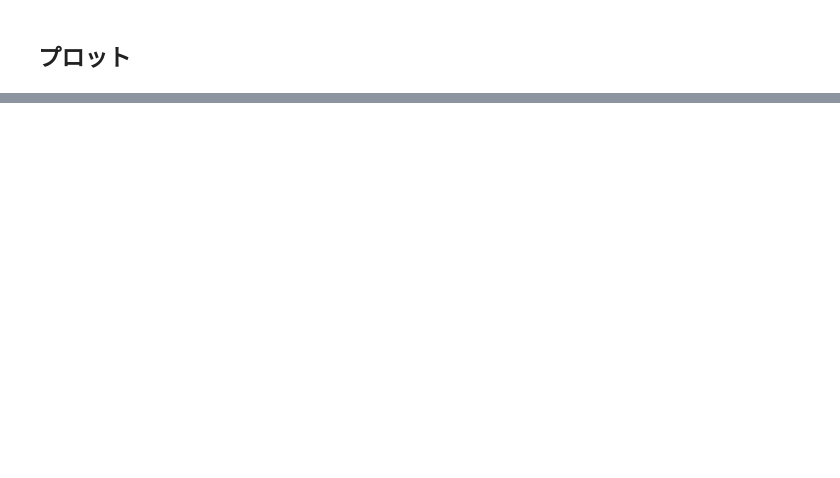
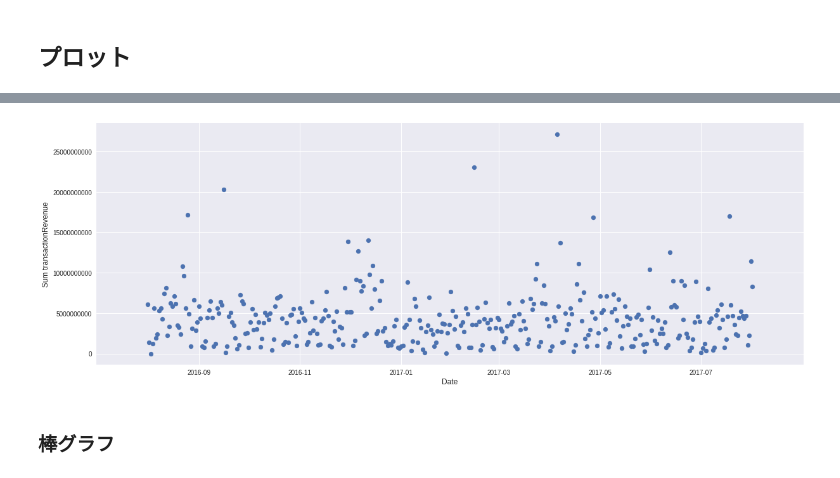
Before and after one commit to taiki323/kaggle_training, a Jupyter notebook: Google_Analytics_Customer_Revenue_Prediction.ipynb, the cells around one changed output, grey strips where cells are left out. Saved outputs shown, nothing was run; the diff lists cells and outputs as text; code cells hidden in the pictures; blank space fills up the shorter version.

```diff
--- a/Google_Analytics_Customer_Revenue_Prediction.ipynb
+++ b/Google_Analytics_Customer_Revenue_Prediction.ipynb
@@ -267,0 +259,15 @@ gdf.sort_values('transactionRevenue')
+# %%
+#日付の型をdatetimeに変換
+train['date'] = train['date'].apply(lambda x : datetime.date(int(str(x)[0:4]),int(str(x)[4:6]),int(str(x)[6:8])))
+# %%
+dateRev = train.groupby('date')['transactionRevenue'].agg(['count', 'sum'])
+plt.figure(figsize=(20,7))
+plt.ticklabel_format(axis='y', style='plain')
+plt.ylabel('Sum transactionRevenue', fontsize=12)
+plt.xlabel('Date', fontsize=12)
+plt.scatter(dateRev.index.values, dateRev['sum'])
+plt.show()
+# %% [output]
+[figure, added]
+# %% [markdown]
+### 棒グラフ
```
Also changed, not shown: parts of 16 cells of this notebook.
